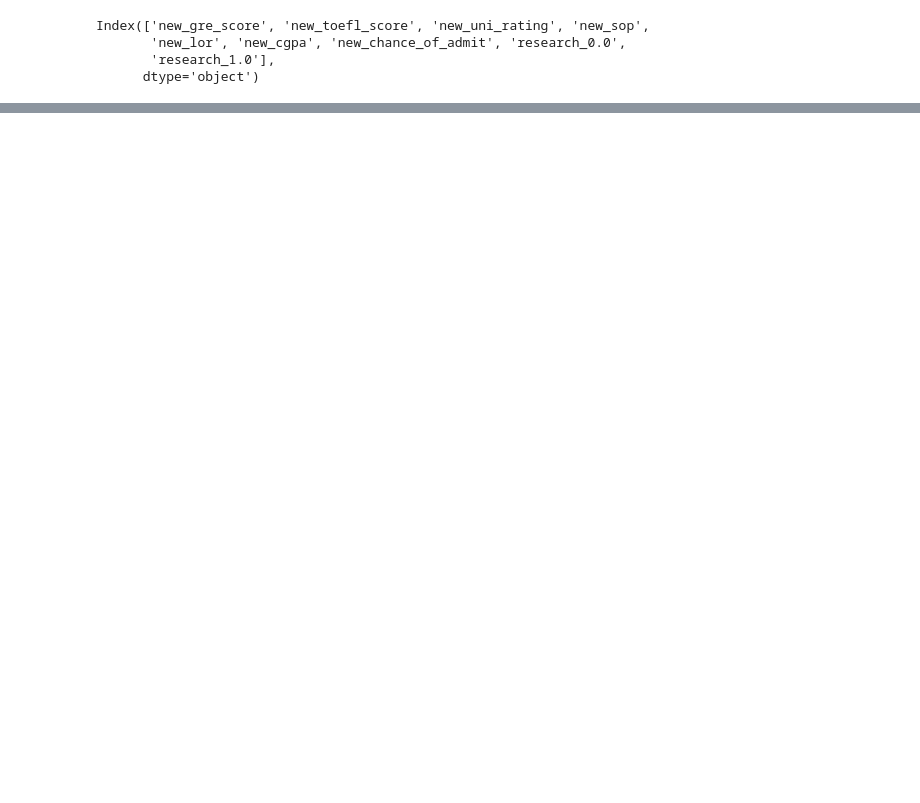
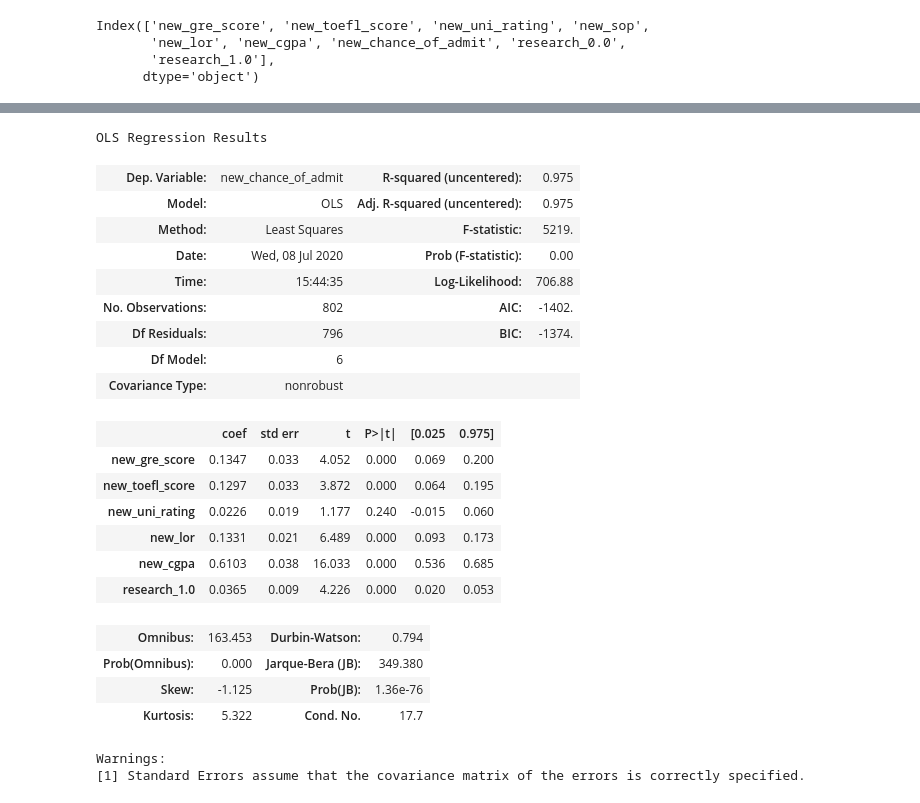
Before and after one commit to yamenkaba/GraduateAdmission2, a Jupyter notebook: GraduateAdmission 2.ipynb, the cells around one changed output, grey strips where cells are left out. Saved outputs shown, nothing was run; the diff lists cells and outputs as text; code cells hidden in the pictures; blank space fills up the shorter version.

```diff
--- a/GraduateAdmission 2.ipynb
+++ b/GraduateAdmission 2.ipynb
@@ -182,5 +185,36 @@ OLS Regression Results
 Warnings:
 [1] Standard Errors assume that the covariance matrix of the errors is correctly specified.
+# %%
+X = full_df[['new_gre_score', 'new_toefl_score', 'new_uni_rating', 'new_lor', 'new_cgpa', 'research_1.0']]
+Y = full_df['new_chance_of_admit']
+
+model = OLS(Y, X).fit()
+
+model.summary()
+# %% [output]
+OLS Regression Results
+| Dep. Variable: | new_chance_of_admit | R-squared (uncentered): | 0.975 |
+| Model: | OLS | Adj. R-squared (uncentered): | 0.975 |
+| Method: | Least Squares | F-statistic: | 5219. |
+| Date: | Wed, 08 Jul 2020 | Prob (F-statistic): | 0.00 |
+| Time: | 15:44:35 | Log-Likelihood: | 706.88 |
+| No. Observations: | 802 | AIC: | -1402. |
+| Df Residuals: | 796 | BIC: | -1374. |
+| Df Model: | 6 |  |  |
+| Covariance Type: | nonrobust |  |  |
+|  | coef | std err | t | P>|t| | [0.025 | 0.975] |
+| new_gre_score | 0.1347 | 0.033 | 4.052 | 0.000 | 0.069 | 0.200 |
+| new_toefl_score | 0.1297 | 0.033 | 3.872 | 0.000 | 0.064 | 0.195 |
+| new_uni_rating | 0.0226 | 0.019 | 1.177 | 0.240 | -0.015 | 0.060 |
+| new_lor | 0.1331 | 0.021 | 6.489 | 0.000 | 0.093 | 0.173 |
+| new_cgpa | 0.6103 | 0.038 | 16.033 | 0.000 | 0.536 | 0.685 |
+| research_1.0 | 0.0365 | 0.009 | 4.226 | 0.000 | 0.020 | 0.053 |
+| Omnibus: | 163.453 | Durbin-Watson: | 0.794 |
+| Prob(Omnibus): | 0.000 | Jarque-Bera (JB): | 349.380 |
+| Skew: | -1.125 | Prob(JB): | 1.36e-76 |
+| Kurtosis: | 5.322 | Cond. No. | 17.7 |
+Warnings:
+[1] Standard Errors assume that the covariance matrix of the errors is correctly specified.
 # %%
 # I removed `new_sop` and 'research_0.0' columns beacause of the high P value
 X = full_df[['new_gre_score', 'new_toefl_score', 'new_uni_rating', 'new_lor', 'new_cgpa', 'research_1.0']]
```
Also changed, not shown: parts of 8 cells of this notebook.
